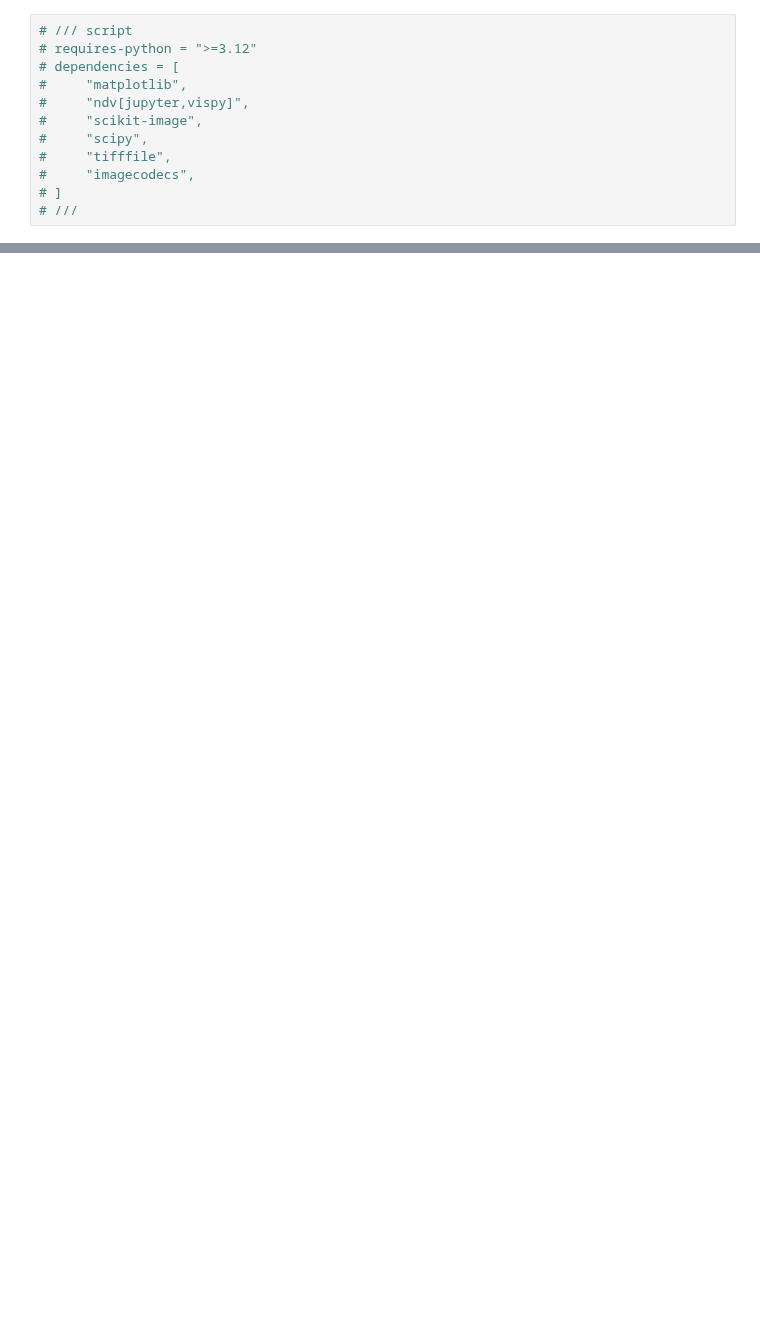
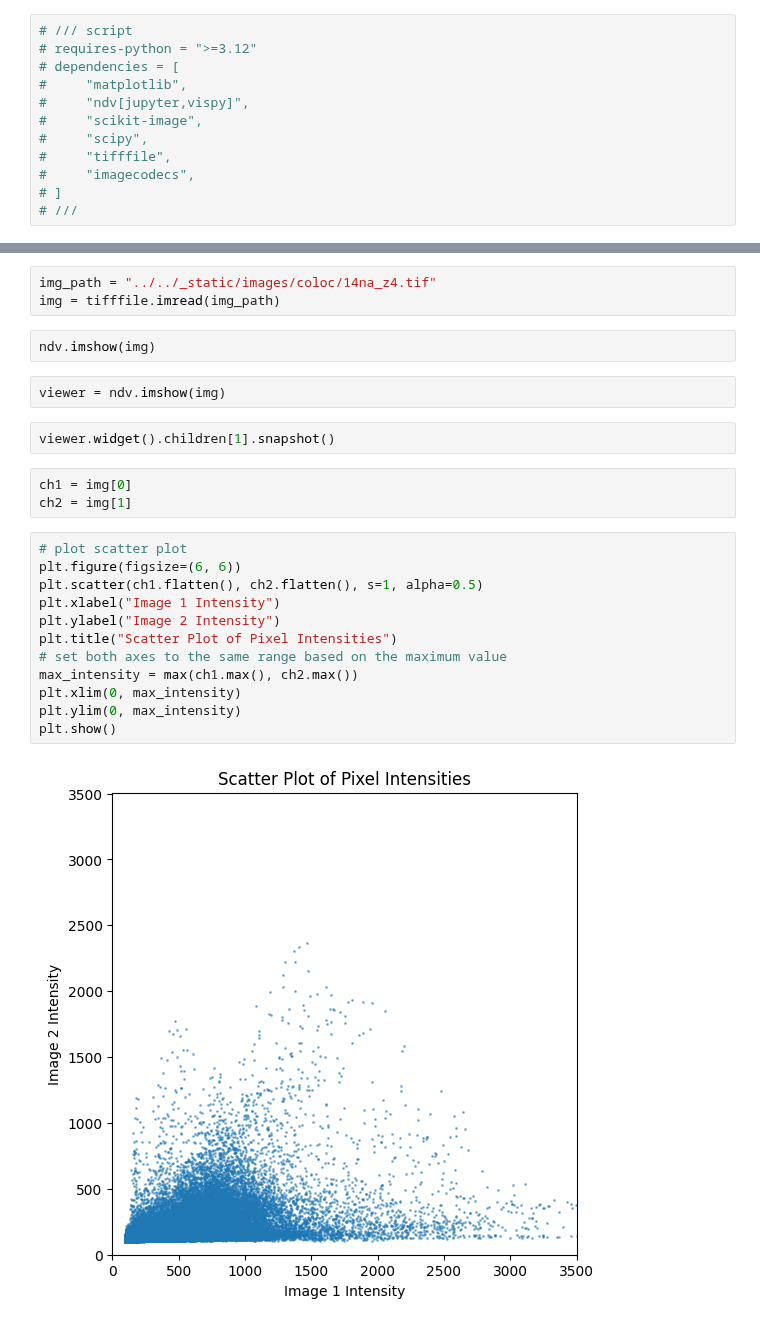
Before and after one commit to fdrgsp/bobiac, a Jupyter notebook: content/08_colocalization/pixel_intensity_based_colocalization.ipynb, the cells around one changed output, grey strips where cells are left out. Saved outputs shown, nothing was run; the diff lists cells and outputs as text; blank space fills up the shorter version.

```diff
--- a/content/08_colocalization/pixel_intensity_based_colocalization.ipynb
+++ b/content/08_colocalization/pixel_intensity_based_colocalization.ipynb
@@ -27,3 +34,29 @@
+# %%
+img_path = "../../_static/images/coloc/14na_z4.tif"
+img = tifffile.imread(img_path)
+# %%
+ndv.imshow(img)
+# %%
+viewer = ndv.imshow(img)
+# %%
+viewer.widget().children[1].snapshot()
+# %%
+ch1 = img[0]
+ch2 = img[1]
+# %%
+# plot scatter plot
+plt.figure(figsize=(6, 6))
+plt.scatter(ch1.flatten(), ch2.flatten(), s=1, alpha=0.5)
+plt.xlabel("Image 1 Intensity")
+plt.ylabel("Image 2 Intensity")
+plt.title("Scatter Plot of Pixel Intensities")
+# set both axes to the same range based on the maximum value
+max_intensity = max(ch1.max(), ch2.max())
+plt.xlim(0, max_intensity)
+plt.ylim(0, max_intensity)
+plt.show()
+# %% [output]
+[figure, added]
 # %% [markdown]
 <!-- <div align="center"> <img src="https://raw.githubusercontent.com/HMS-IAC/bobiac/main/_static/images/coloc/pearsons.png" alt="Ilastik Logo" width="600"></div> -->
 <div align="left"> <img src="../../_static/images/coloc/pearsons.png" alt="Ilastik Logo" width="600"></div>
```
Also changed, not shown: parts of 8 cells of this notebook, 3 other files.
